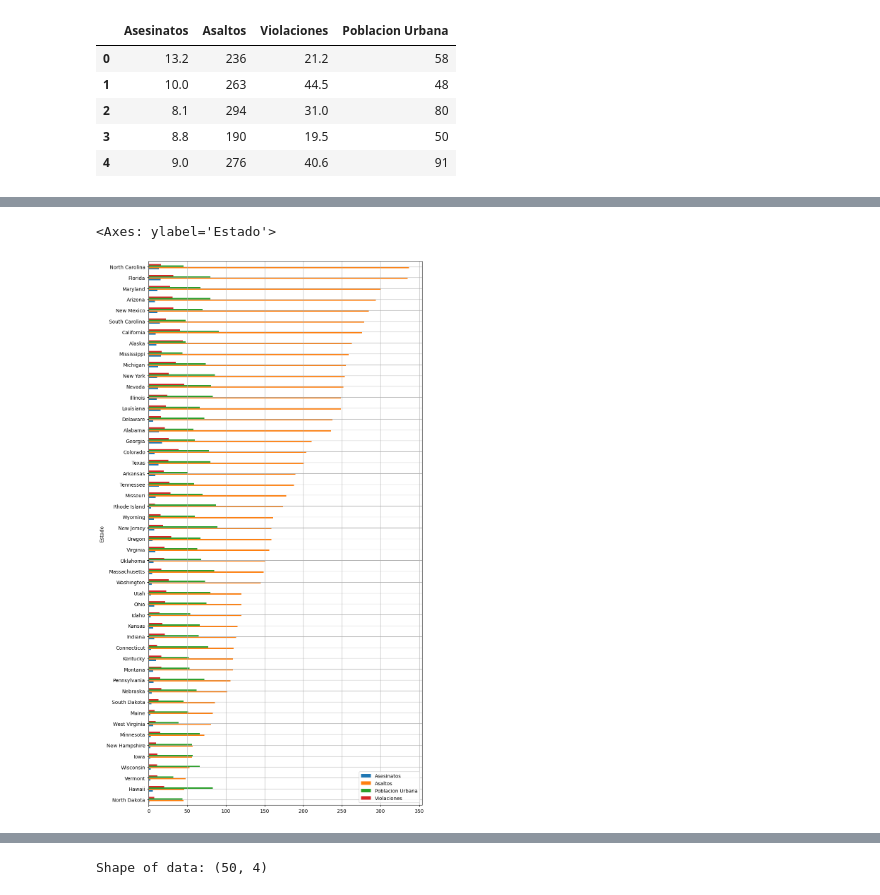
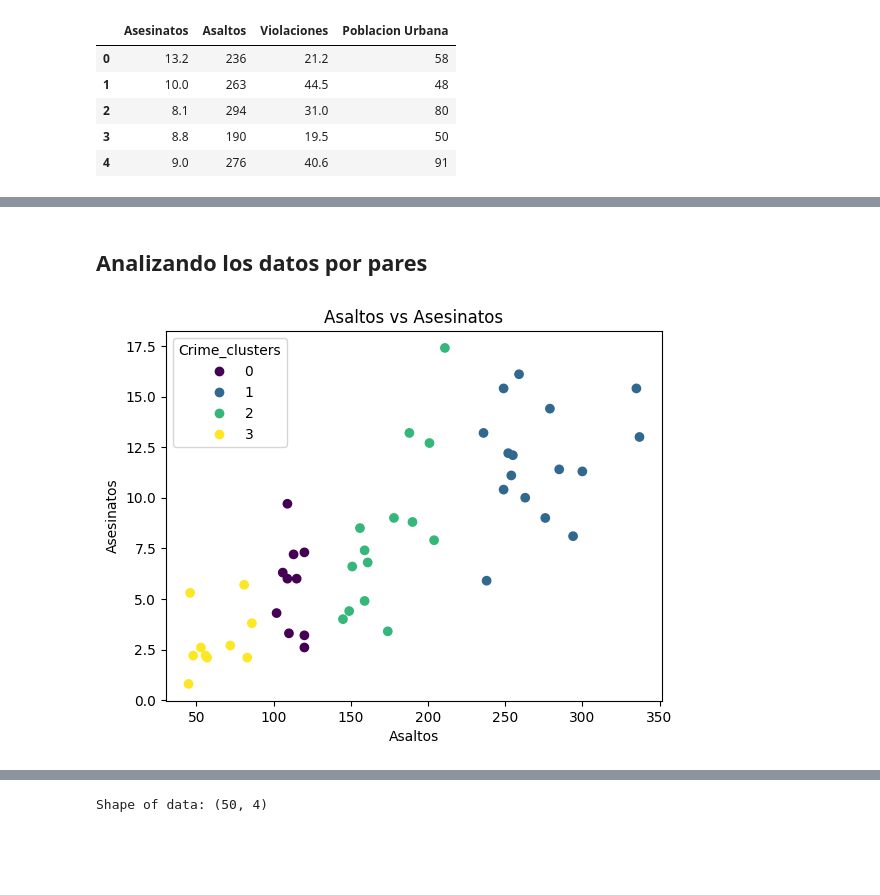
Before and after one commit to danisotoguerrero/Clasificador-zonas-seg-n-el-peligroClasificador-zonas-segun-el-peligro, a Jupyter notebook: Laboratorio_3_Grupo_8.ipynb, the cells around one changed output, grey strips where cells are left out. Drawn from its saved outputs; the diff is of its cells as text; code cells hidden in the pictures; blank space fills up the shorter version.

```diff
--- a/Laboratorio_3_Grupo_8.ipynb
+++ b/Laboratorio_3_Grupo_8.ipynb
@@ -145,9 +140,22 @@ plt.show()
-# %%
-#less correlated as some with low urban populations have high no. Asaltos
-#revisualisation of cities with all crime states, this time organised by number of Asaltos
-
-features_of_interest.sort_values(by='Asaltos', ascending=True).plot.barh(figsize=(10,20),
-                                                                         grid=True)
-# %% [output]
-<Axes: ylabel='Estado'>
-[figure, removed]
+# %% [markdown]
+## Analizando los datos por pares
+# %%
+import matplotlib.pyplot as plt
+
+# Creamos una figura y ejes para el gráfico
+fig, ax = plt.subplots()
+
+# Graficamos un diagrama de dispersión de 'Asaltos' vs 'Asesinatos' usando colores basados en los clusters
+scatter = plt.scatter(df['Asaltos'], df['Asesinatos'], c=df['Crime_clusters'], cmap='viridis')
+
+# Etiquetamos los ejes y agregamos título del gráfico
+plt.xlabel('Asaltos')
+plt.ylabel('Asesinatos')
+plt.title('Asaltos vs Asesinatos')
+
+# Agregamos la leyenda basada en los colores de los clusters
+plt.legend(*scatter.legend_elements(), title='Crime_clusters')
+
+plt.show()
+# %% [output]
+[figure, added]
```
Also changed, not shown: parts of 37 cells of this notebook.
